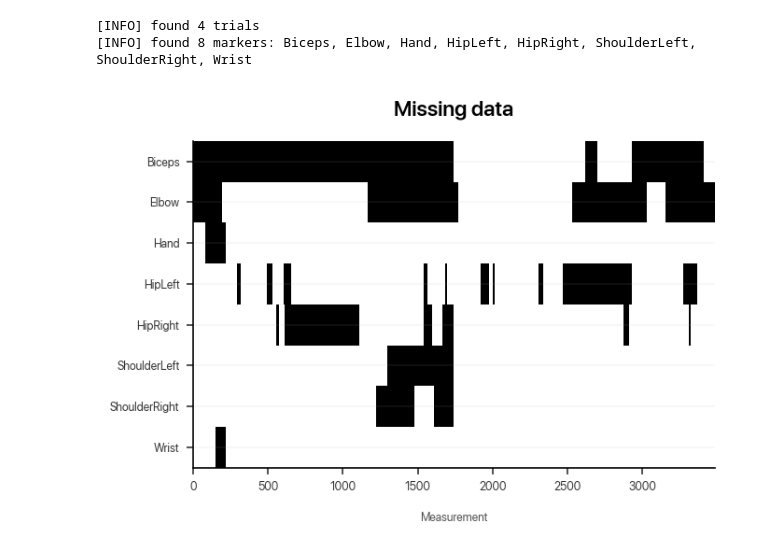
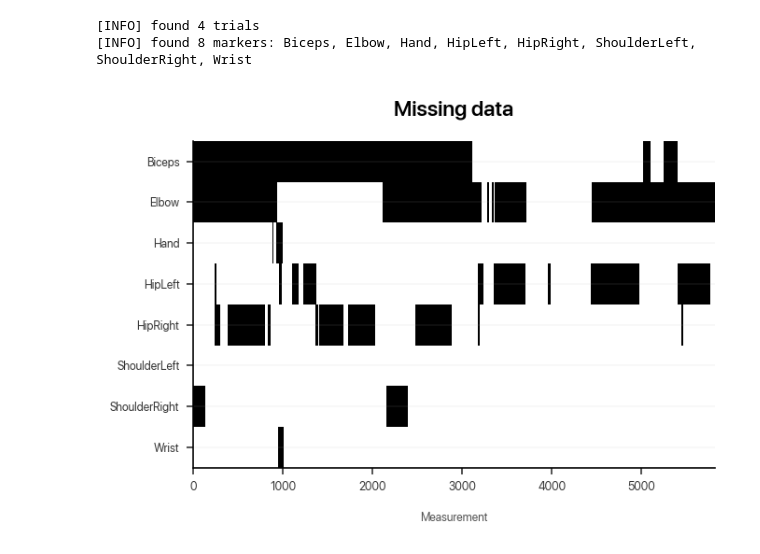
Before and after one commit to dlundgaard/dapup-mocap, a Jupyter notebook: analysis.ipynb, the cells around one changed output. Drawn from its saved outputs; the diff is of its cells as text; code cells hidden in the pictures.

```diff
--- a/analysis.ipynb
+++ b/analysis.ipynb
@@ -62,22 +62,22 @@ dataset = pd.Series(data = trials, index = range(1, len(trials) + 1), name = "Tr
 # %%
 def assess_missing(trial):
     a = []
     for marker in markers:
         subset = pd.concat([dataset[trial]["A"][marker], dataset[trial]["B"][marker]])
         a.append(subset.isna().any(axis = 1))
     b = np.array(a).astype(int)
     g = np.zeros((*b.shape, 3))
     g[b < 0.5] = [1] * 3
     g[b > 0.5] = [0] * 3
     plt.imshow(g, interpolation = "none", aspect = "auto")
     plt.yticks(range(len(markers)), markers)
     plt.xlabel("Measurement")
     plt.title("Missing data\n")
     plt.tight_layout()
 
-assess_missing(2)
+assess_missing(1)
 # %% [output]
-[figure, old version]
+[figure, new version]
 # %%
 def plot_position(trial, marker, axis):
     plt.figure()
```
Also changed, not shown: parts of 5 cells of this notebook.
